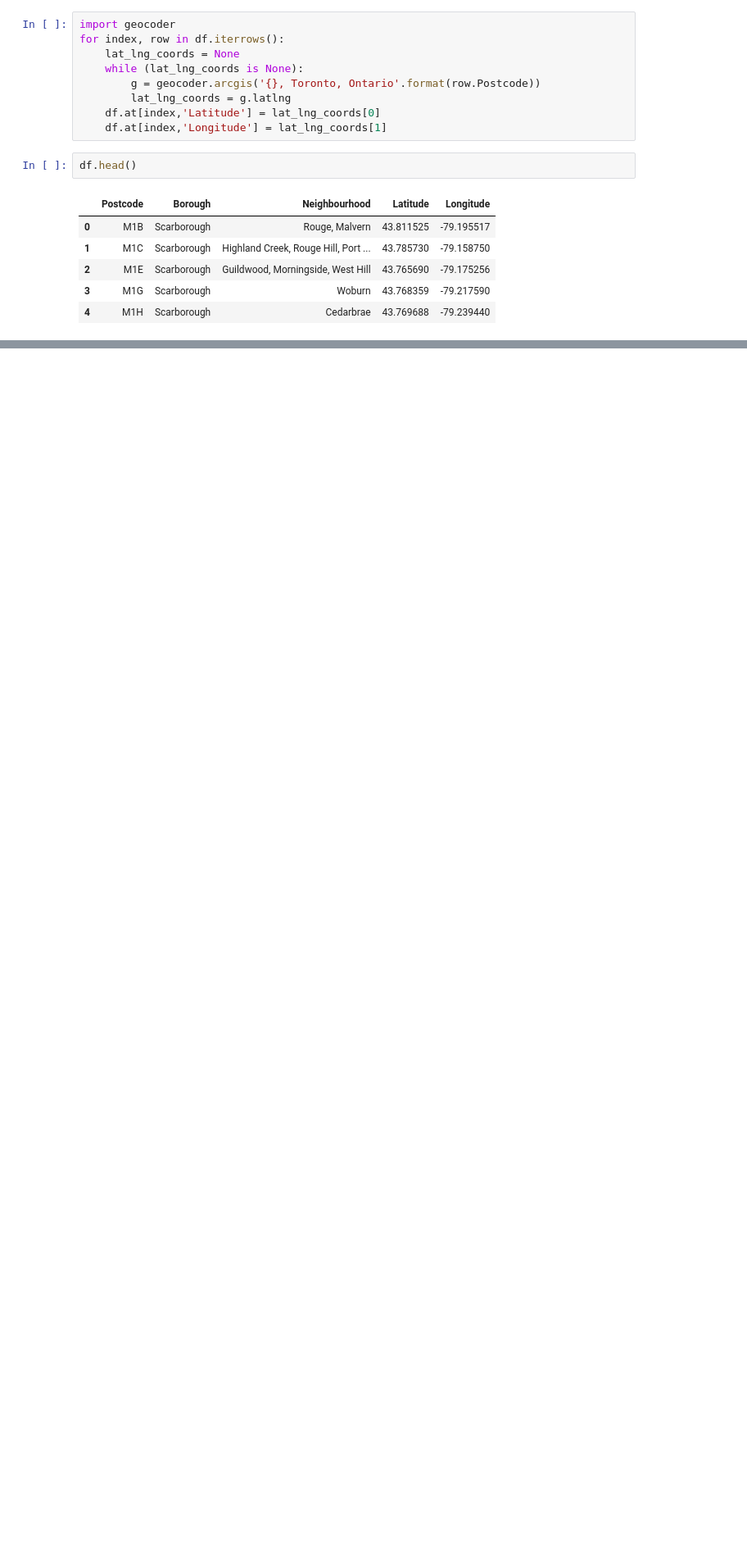
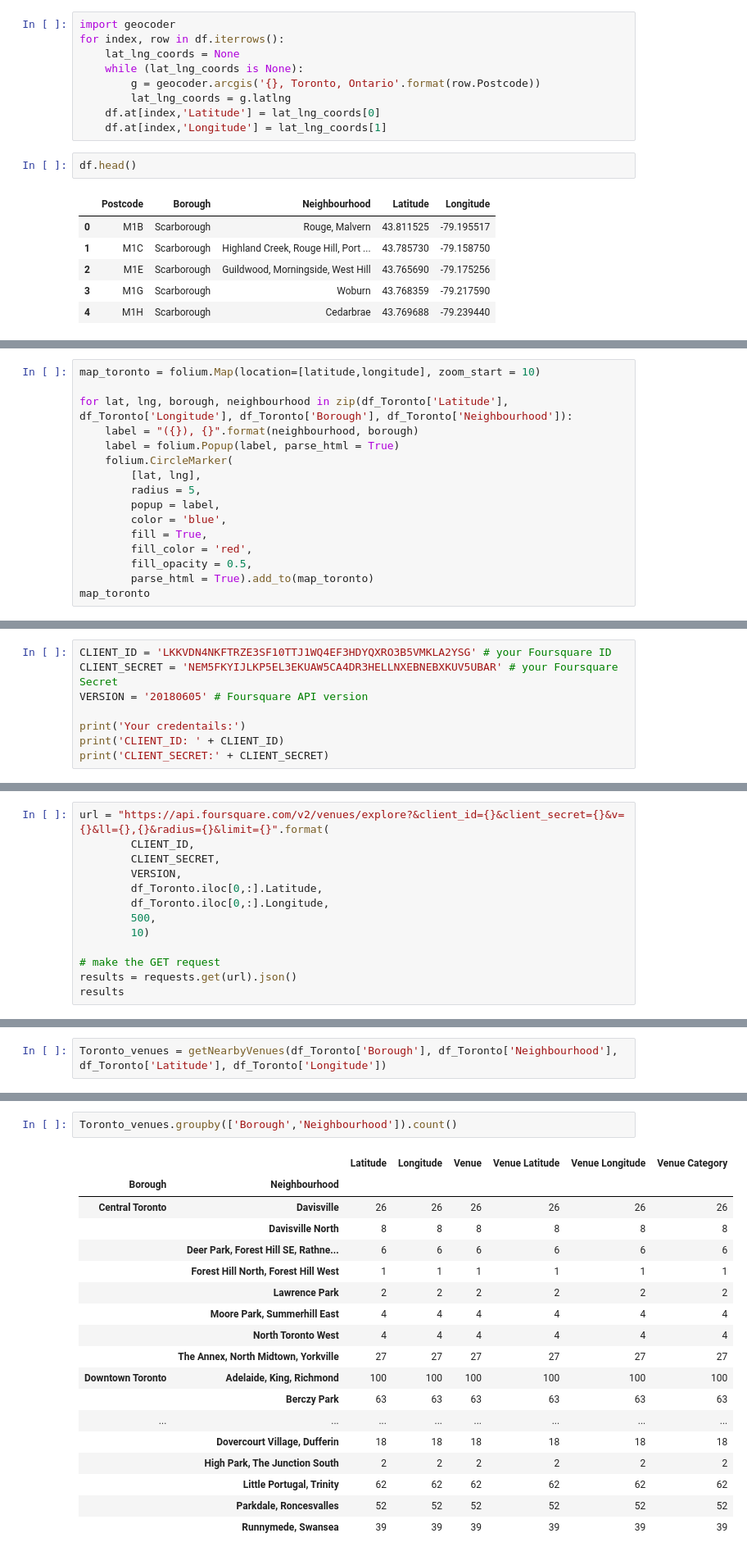
Before and after one commit to minshenli/Coursera_Capstone, a Jupyter notebook: Toronto Neighborhoods.ipynb, the cells around one changed output, grey strips where cells are left out. Shown at 82% size. Cells and saved outputs as stored; diff of their text form; blank space fills up the shorter version.

```diff
--- a/Toronto Neighborhoods.ipynb
+++ b/Toronto Neighborhoods.ipynb
@@ -115,0 +176,16 @@ df.head()
+# %%
+map_toronto = folium.Map(location=[latitude,longitude], zoom_start = 10)
+
+for lat, lng, borough, neighbourhood in zip(df_Toronto['Latitude'], df_Toronto['Longitude'], df_Toronto['Borough'], df_Toronto['Neighbourhood']):
+    label = "({}), {}".format(neighbourhood, borough)
+    label = folium.Popup(label, parse_html = True)
+    folium.CircleMarker(
+        [lat, lng],
+        radius = 5,
+        popup = label,
+        color = 'blue',
+        fill = True,
+        fill_color = 'red',
+        fill_opacity = 0.5,
+        parse_html = True).add_to(map_toronto)
+map_toronto
@@ -115,0 +196,8 @@ df.head()
+# %%
+CLIENT_ID = 'LKKVDN4NKFTRZE3SF10TTJ1WQ4EF3HDYQXRO3B5VMKLA2YSG' # your Foursquare ID
+CLIENT_SECRET = 'NEM5FKYIJLKP5EL3EKUAW5CA4DR3HELLNXEBNEBXKUV5UBAR' # your Foursquare Secret
+VERSION = '20180605' # Foursquare API version
+
+print('Your credentails:')
+print('CLIENT_ID: ' + CLIENT_ID)
+print('CLIENT_SECRET:' + CLIENT_SECRET)
@@ -115,0 +208,13 @@ df.head()
+# %%
+url = "https://api.foursquare.com/v2/venues/explore?&client_id={}&client_secret={}&v={}&ll={},{}&radius={}&limit={}".format(
+        CLIENT_ID,
+        CLIENT_SECRET,
+        VERSION,
+        df_Toronto.iloc[0,:].Latitude,
+        df_Toronto.iloc[0,:].Longitude,
+        500,
+        10)
+
+# make the GET request
+results = requests.get(url).json()
+results
@@ -115,0 +286,2 @@ df.head()
+# %%
+Toronto_venues = getNearbyVenues(df_Toronto['Borough'], df_Toronto['Neighbourhood'], df_Toronto['Latitude'], df_Toronto['Longitude'])
@@ -115,0 +319,21 @@ df.head()
+# %%
+Toronto_venues.groupby(['Borough','Neighbourhood']).count()
+# %% [output]
+|  |  | Latitude | Longitude | Venue | Venue Latitude | Venue Longitude | Venue Category |
+| Borough | Neighbourhood |  |  |  |  |  |  |
+| Central Toronto | Davisville | 26 | 26 | 26 | 26 | 26 | 26 |
+|  | Davisville North | 8 | 8 | 8 | 8 | 8 | 8 |
+|  | Deer Park, Forest Hill SE, Rathne... | 6 | 6 | 6 | 6 | 6 | 6 |
+|  | Forest Hill North, Forest Hill West | 1 | 1 | 1 | 1 | 1 | 1 |
+|  | Lawrence Park | 2 | 2 | 2 | 2 | 2 | 2 |
+|  | Moore Park, Summerhill East | 4 | 4 | 4 | 4 | 4 | 4 |
+|  | North Toronto West | 4 | 4 | 4 | 4 | 4 | 4 |
+|  | The Annex, North Midtown, Yorkville | 27 | 27 | 27 | 27 | 27 | 27 |
+| Downtown Toronto | Adelaide, King, Richmond | 100 | 100 | 100 | 100 | 100 | 100 |
+|  | Berczy Park | 63 | 63 | 63 | 63 | 63 | 63 |
+| ... | ... | ... | ... | ... | ... | ... | ... |
+|  | Dovercourt Village, Dufferin | 18 | 18 | 18 | 18 | 18 | 18 |
+|  | High Park, The Junction South | 2 | 2 | 2 | 2 | 2 | 2 |
+|  | Little Portugal, Trinity | 62 | 62 | 62 | 62 | 62 | 62 |
+|  | Parkdale, Roncesvalles | 52 | 52 | 52 | 52 | 52 | 52 |
+|  | Runnymede, Swansea | 39 | 39 | 39 | 39 | 39 | 39 |
```
Also changed, not shown: parts of 37 cells of this notebook.
